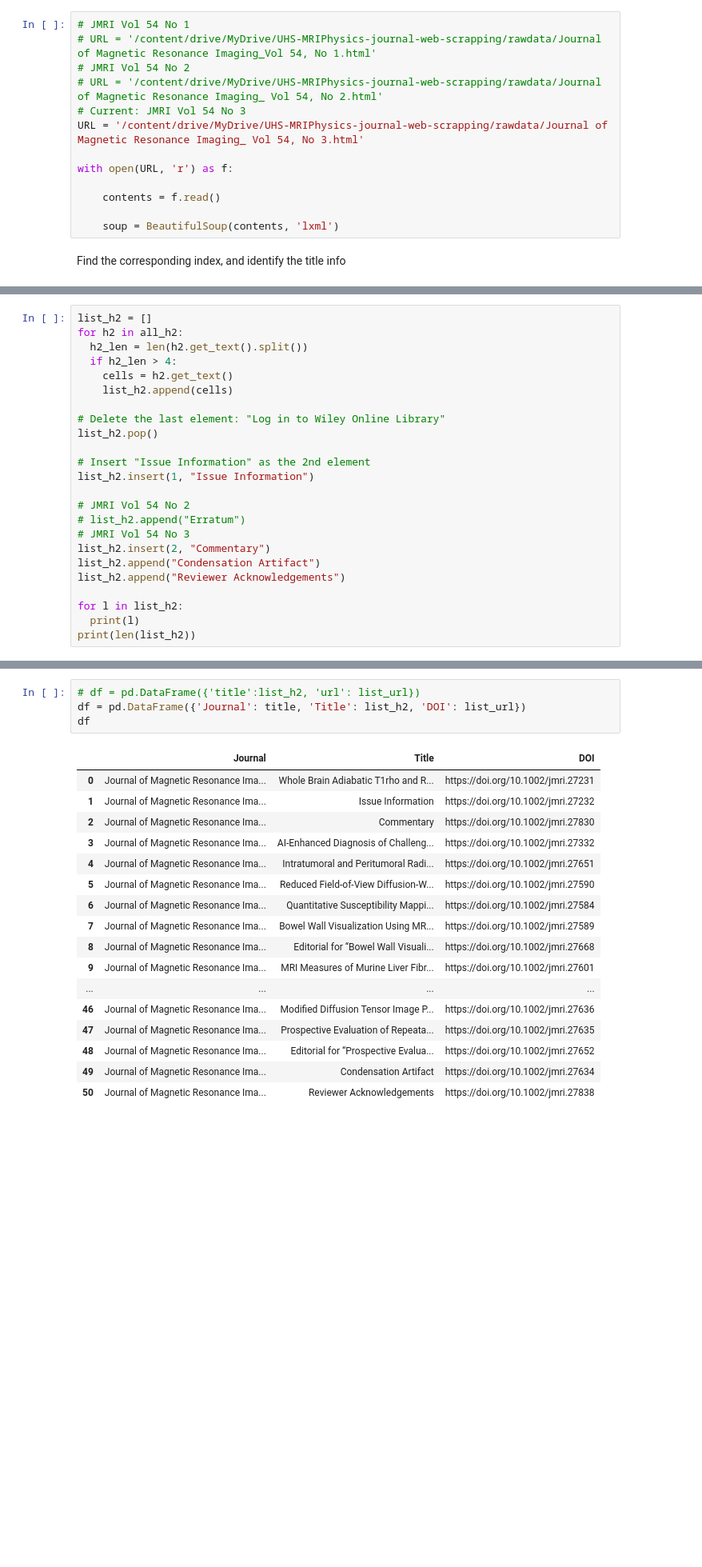
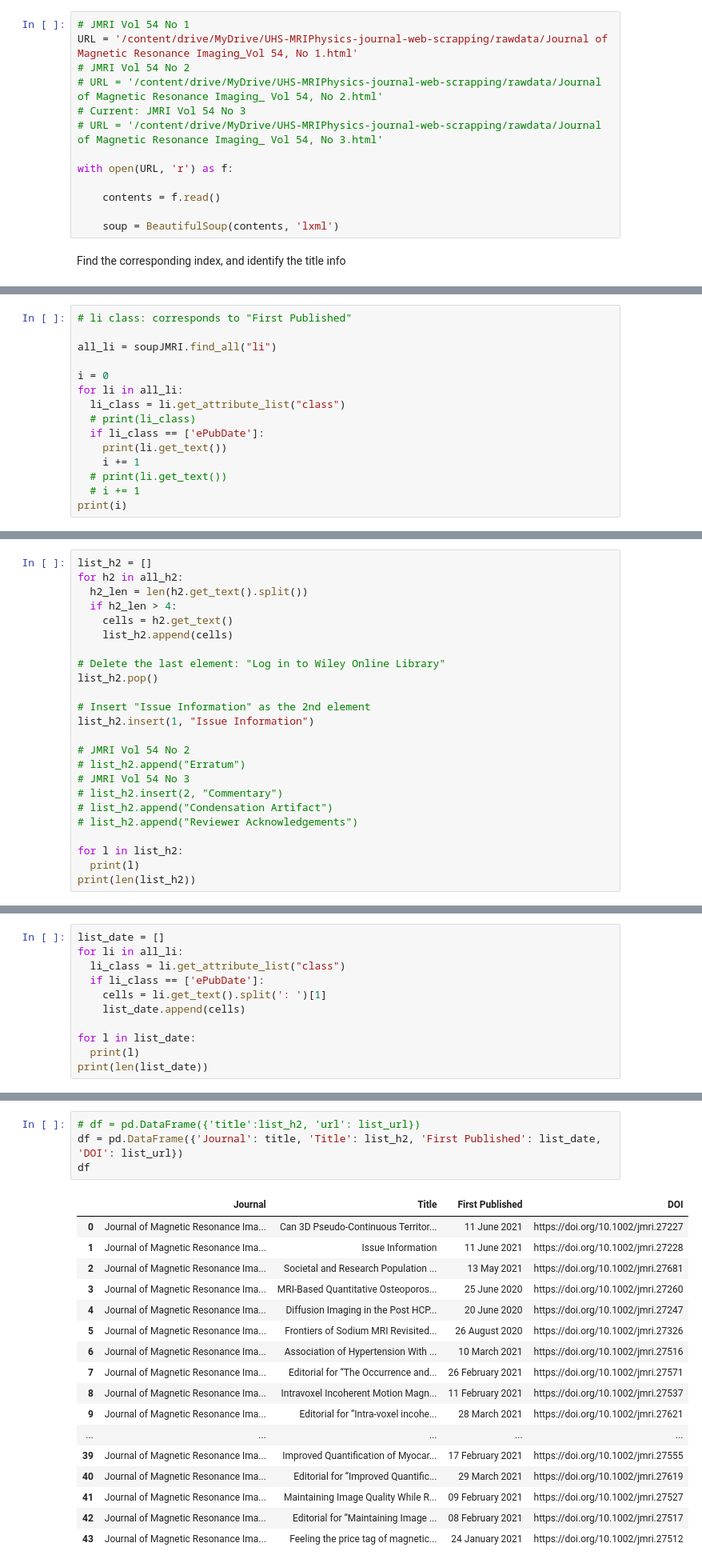
Before and after one commit to yukaizou2015/UHS-MRIPhysics-journal-web-scrapping, a Jupyter notebook: jmri-web-scrapping-2.ipynb, the cells around one changed output, grey strips where cells are left out. Shown at 80% size. Saved outputs shown, nothing was run; the diff lists cells and outputs as text; blank space fills up the shorter version.

Commit message:
Added column "First Published" to csv outputs

```diff
--- a/jmri-web-scrapping-2.ipynb
+++ b/jmri-web-scrapping-2.ipynb
@@ -37,10 +41,10 @@ Drive already mounted at /content/drive; to attempt to forcibly remount, call dr
 # %%
 # JMRI Vol 54 No 1
-# URL = '/content/drive/MyDrive/UHS-MRIPhysics-journal-web-scrapping/rawdata/Journal of Magnetic Resonance Imaging_Vol 54, No 1.html'
+URL = '/content/drive/MyDrive/UHS-MRIPhysics-journal-web-scrapping/rawdata/Journal of Magnetic Resonance Imaging_Vol 54, No 1.html'
 # JMRI Vol 54 No 2
 # URL = '/content/drive/MyDrive/UHS-MRIPhysics-journal-web-scrapping/rawdata/Journal of Magnetic Resonance Imaging_ Vol 54, No 2.html'
 # Current: JMRI Vol 54 No 3
-URL = '/content/drive/MyDrive/UHS-MRIPhysics-journal-web-scrapping/rawdata/Journal of Magnetic Resonance Imaging_ Vol 54, No 3.html'
+# URL = '/content/drive/MyDrive/UHS-MRIPhysics-journal-web-scrapping/rawdata/Journal of Magnetic Resonance Imaging_ Vol 54, No 3.html'
 
 with open(URL, 'r') as f:
 
@@ -118,0 +183,15 @@ all_links = soupJMRI.find_all('a')
+# %%
+# li class: corresponds to "First Published"
+
+all_li = soupJMRI.find_all("li")
+
+i = 0
+for li in all_li:
+  li_class = li.get_attribute_list("class")
+  # print(li_class)
+  if li_class == ['ePubDate']:
+    print(li.get_text())
+    i += 1
+  # print(li.get_text())
+  # i += 1
+print(i)
@@ -173,9 +270,9 @@ list_h2.insert(1, "Issue Information")
 # JMRI Vol 54 No 2
 # list_h2.append("Erratum")
 # JMRI Vol 54 No 3
-list_h2.insert(2, "Commentary")
-list_h2.append("Condensation Artifact")
-list_h2.append("Reviewer Acknowledgements")
+# list_h2.insert(2, "Commentary")
+# list_h2.append("Condensation Artifact")
+# list_h2.append("Reviewer Acknowledgements")
 
 for l in list_h2:
   print(l)
@@ -200,0 +298,11 @@ Reviewer Acknowledgements
+# %%
+list_date = []
+for li in all_li:
+  li_class = li.get_attribute_list("class")
+  if li_class == ['ePubDate']:
+    cells = li.get_text().split(': ')[1]
+    list_date.append(cells)
+
+for l in list_date:
+  print(l)
+print(len(list_date))
@@ -229,25 +355,25 @@ https://doi.org/10.1002/jmri.27838
 # %%
 # df = pd.DataFrame({'title':list_h2, 'url': list_url})
-df = pd.DataFrame({'Journal': title, 'Title': list_h2, 'DOI': list_url})
+df = pd.DataFrame({'Journal': title, 'Title': list_h2, 'First Published': list_date, 'DOI': list_url})
 df
 # %% [output]
-|  | Journal | Title | DOI |
-| 0 | Journal of Magnetic Resonance Ima... | Whole Brain Adiabatic T1rho and R... | https://doi.org/10.1002/jmri.27231 |
-| 1 | Journal of Magnetic Resonance Ima... | Issue Information | https://doi.org/10.1002/jmri.27232 |
-| 2 | Journal of Magnetic Resonance Ima... | Commentary | https://doi.org/10.1002/jmri.27830 |
-| 3 | Journal of Magnetic Resonance Ima... | AI-Enhanced Diagnosis of Challeng... | https://doi.org/10.1002/jmri.27332 |
-| 4 | Journal of Magnetic Resonance Ima... | Intratumoral and Peritumoral Radi... | https://doi.org/10.1002/jmri.27651 |
-| 5 | Journal of Magnetic Resonance Ima... | Reduced Field-of-View Diffusion-W... | https://doi.org/10.1002/jmri.27590 |
-| 6 | Journal of Magnetic Resonance Ima... | Quantitative Susceptibility Mappi... | https://doi.org/10.1002/jmri.27584 |
-| 7 | Journal of Magnetic Resonance Ima... | Bowel Wall Visualization Using MR... | https://doi.org/10.1002/jmri.27589 |
-| 8 | Journal of Magnetic Resonance Ima... | Editorial for “Bowel Wall Visuali... | https://doi.org/10.1002/jmri.27668 |
-| 9 | Journal of Magnetic Resonance Ima... | MRI Measures of Murine Liver Fibr... | https://doi.org/10.1002/jmri.27601 |
-| ... | ... | ... | ... |
-| 46 | Journal of Magnetic Resonance Ima... | Modified Diffusion Tensor Image P... | https://doi.org/10.1002/jmri.27636 |
-| 47 | Journal of Magnetic Resonance Ima... | Prospective Evaluation of Repeata... | https://doi.org/10.1002/jmri.27635 |
-| 48 | Journal of Magnetic Resonance Ima... | Editorial for “Prospective Evalua... | https://doi.org/10.1002/jmri.27652 |
-| 49 | Journal of Magnetic Resonance Ima... | Condensation Artifact | https://doi.org/10.1002/jmri.27634 |
-| 50 | Journal of Magnetic Resonance Ima... | Reviewer Acknowledgements | https://doi.org/10.1002/jmri.27838 |
+|  | Journal | Title | First Published | DOI |
+| 0 | Journal of Magnetic Resonance Ima... | Can 3D Pseudo-Continuous Territor... | 11 June 2021 | https://doi.org/10.1002/jmri.27227 |
+| 1 | Journal of Magnetic Resonance Ima... | Issue Information | 11 June 2021 | https://doi.org/10.1002/jmri.27228 |
+| 2 | Journal of Magnetic Resonance Ima... | Societal and Research Population ... | 13 May 2021 | https://doi.org/10.1002/jmri.27681 |
+| 3 | Journal of Magnetic Resonance Ima... | MRI-Based Quantitative Osteoporos... | 25 June 2020 | https://doi.org/10.1002/jmri.27260 |
+| 4 | Journal of Magnetic Resonance Ima... | Diffusion Imaging in the Post HCP... | 20 June 2020 | https://doi.org/10.1002/jmri.27247 |
+| 5 | Journal of Magnetic Resonance Ima... | Frontiers of Sodium MRI Revisited... | 26 August 2020 | https://doi.org/10.1002/jmri.27326 |
+| 6 | Journal of Magnetic Resonance Ima... | Association of Hypertension With ... | 10 March 2021 | https://doi.org/10.1002/jmri.27516 |
+| 7 | Journal of Magnetic Resonance Ima... | Editorial for “The Occurrence and... | 26 February 2021 | https://doi.org/10.1002/jmri.27571 |
+| 8 | Journal of Magnetic Resonance Ima... | Intravoxel Incoherent Motion Magn... | 11 February 2021 | https://doi.org/10.1002/jmri.27537 |
+| 9 | Journal of Magnetic Resonance Ima... | Editorial for “Intra-voxel incohe... | 28 March 2021 | https://doi.org/10.1002/jmri.27621 |
+| ... | ... | ... | ... | ... |
+| 39 | Journal of Magnetic Resonance Ima... | Improved Quantification of Myocar... | 17 February 2021 | https://doi.org/10.1002/jmri.27555 |
+| 40 | Journal of Magnetic Resonance Ima... | Editorial for “Improved Quantific... | 29 March 2021 | https://doi.org/10.1002/jmri.27619 |
+| 41 | Journal of Magnetic Resonance Ima... | Maintaining Image Quality While R... | 09 February 2021 | https://doi.org/10.1002/jmri.27527 |
+| 42 | Journal of Magnetic Resonance Ima... | Editorial for “Maintaining Image ... | 08 February 2021 | https://doi.org/10.1002/jmri.27517 |
+| 43 | Journal of Magnetic Resonance Ima... | Feeling the price tag of magnetic... | 24 January 2021 | https://doi.org/10.1002/jmri.27512 |
 # %% [markdown]
 ### Finally, save as csv file
 # %%
```
Also changed, not shown: parts of 14 cells of this notebook, 3 other files.
